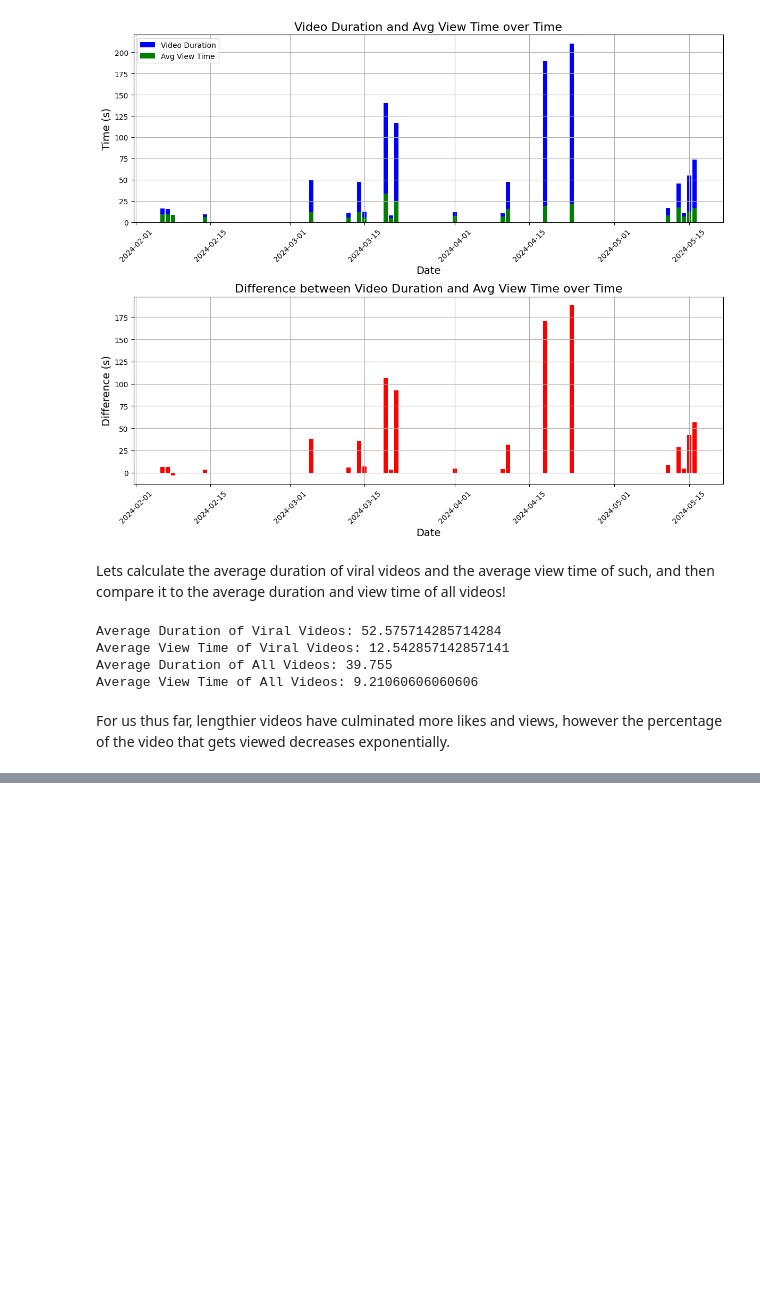
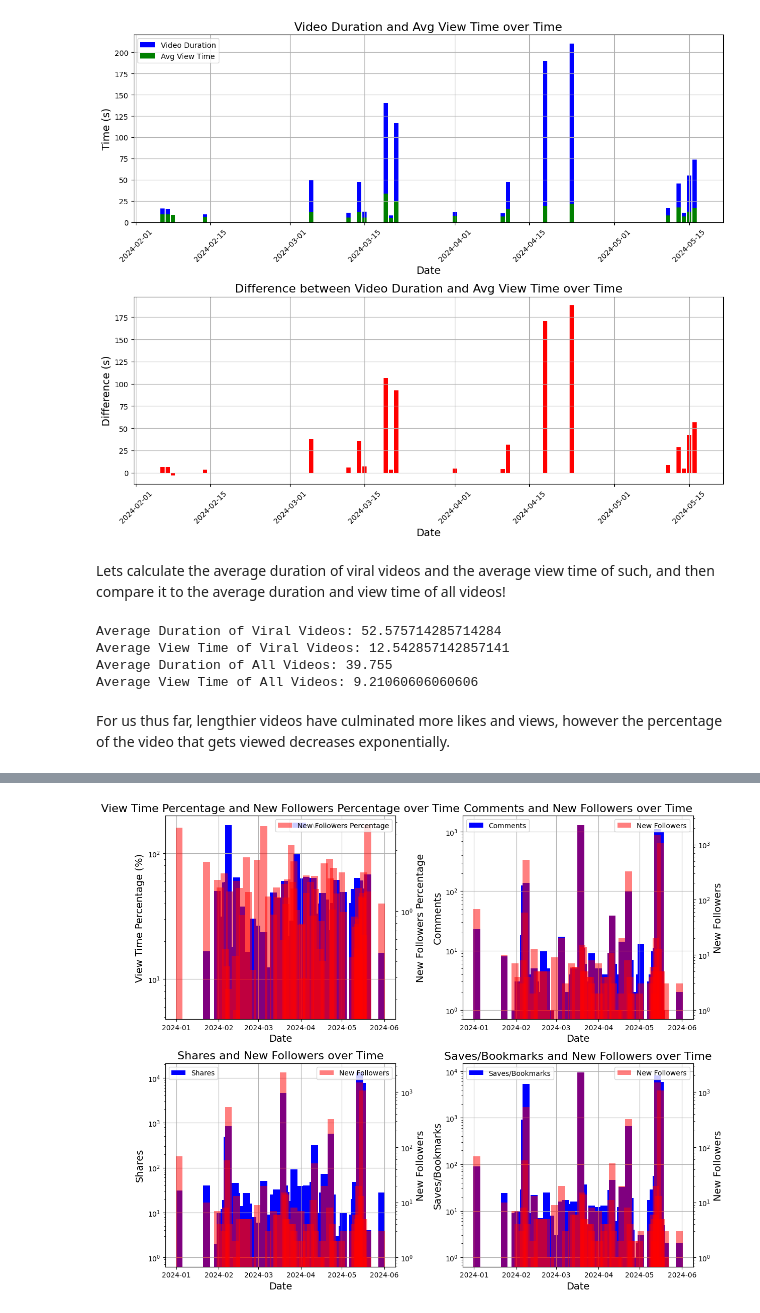
Before and after one commit to hjake22/washusocial24summerintern, a Jupyter notebook: exploringTikTokAnalytics.ipynb, the cells around one changed output, grey strips where cells are left out. Cells and saved outputs as stored; diff of their text form; code cells hidden in the pictures; blank space fills up the shorter version.

```diff
--- a/exploringTikTokAnalytics.ipynb
+++ b/exploringTikTokAnalytics.ipynb
@@ -687,0 +738,89 @@ For us thus far, lengthier videos have culminated more likes and views, however
+# %%
+df['View Time Percentage'] = df['Avg View Time (s)'] / df['Video Duration (s)'] * 100
+df['New Followers Percentage'] = df['New Followers'] / df['Likes'] * 100
+
+# Calculate correlations
+view_time_corr = df[['New Followers Percentage', 'View Time Percentage']].corr()['New Followers Percentage']['View Time Percentage']
+other_corr = df[['New Followers', 'Comments', 'Shares', 'Saves/Bookmarks']].corr()['New Followers']
+
+print("Correlation of 'New Followers Percentage' with 'View Time Percentage':")
+print(view_time_corr)
+
+print("\nCorrelation of 'New Followers' with other features:")
+print(other_corr)
+
+# Plotting
+fig, axes = plt.subplots(2, 2, figsize=(12, 10))
+
+bar_width = 5
+
+# Subplot 1: View Time Percentage and New Followers Percentage over Time
+axes[0, 0].bar(df['Date'], df['View Time Percentage'], color='blue', width=bar_width, label='View Time Percentage')
+axes[0, 0].set_title('View Time Percentage and New Followers Percentage over Time', fontsize=16)
+axes[0, 0].set_xlabel('Date', fontsize=14)
+axes[0, 0].set_ylabel('View Time Percentage (%)', fontsize=14)
+axes[0, 0].grid(True)
+axes[0, 0].legend()
+axes[0, 0].set_yscale('log')
+
+# Plot New Followers Percentage
+ax2 = axes[0, 0].twinx()
+ax2.bar(df['Date'], df['New Followers Percentage'], color='red', width=bar_width, alpha=0.5, label='New Followers Percentage')
+ax2.set_ylabel('New Followers Percentage', fontsize=14)
+ax2.legend(loc='upper right')
+ax2.set_yscale('log')
+
+# Subplot 2: Comments and New Followers over Time
+axes[0, 1].bar(df['Date'], df['Comments'], color='blue', width=bar_width, label='Comments')
+axes[0, 1].set_title('Comments and New Followers over Time', fontsize=16)
+axes[0, 1].set_xlabel('Date', fontsize=14)
+axes[0, 1].set_ylabel('Comments', fontsize=14)
+axes[0, 1].grid(True)
+axes[0, 1].legend()
+axes[0, 1].set_yscale('log')
+
+# Plot New Followers
+ax4 = axes[0, 1].twinx()
+ax4.bar(df['Date'], df['New Followers'], color='red', width=bar_width, alpha=0.5, label='New Followers')
+ax4.set_ylabel('New Followers', fontsize=14)
+ax4.legend(loc='upper right')
+ax4.set_yscale('log')
+
+# Subplot 3: Shares and New Followers over Time
+axes[1, 0].bar(df['Date'], df['Shares'], color='blue', width=bar_width, label='Shares')
+axes[1, 0].set_title('Shares and New Followers over Time', fontsize=16)
+axes[1, 0].set_xlabel('Date', fontsize=14)
+axes[1, 0].set_ylabel('Shares', fontsize=14)
+axes[1, 0].grid(True)
+axes[1, 0].legend()
+axes[1, 0].set_yscale('log')
+
+# Plot New Followers
+ax6 = axes[1, 0].twinx()
+ax6.bar(df['Date'], df['New Followers'], color='red', width=bar_width, alpha=0.5, label='New Followers')
+ax6.set_ylabel('New Followers', fontsize=14)
+ax6.legend(loc='upper right')
+ax6.set_yscale('log')
+
+# Subplot 4: Saves/Bookmarks and New Followers over Time
+axes[1, 1].bar(df['Date'], df['Saves/Bookmarks'], color='blue', width=bar_width, label='Saves/Bookmarks')
+axes[1, 1].set_title('Saves/Bookmarks and New Followers over Time', fontsize=16)
+axes[1, 1].set_xlabel('Date', fontsize=14)
+axes[1, 1].set_ylabel('Saves/Bookmarks', fontsize=14)
+axes[1, 1].grid(True)
+axes[1, 1].legend()
+axes[1, 1].set_yscale('log')
+
+# Plot New Followers
+ax8 = axes[1, 1].twinx()
+ax8.bar(df['Date'], df['New Followers'], color='red', width=bar_width, alpha=0.5, label='New Followers')
+ax8.set_ylabel('New Followers', fontsize=14)
+ax8.legend(loc='upper right')
+ax8.set_yscale('log')
+
+# Adjust layout
+plt.tight_layout()
+
+# Show plot
+plt.show()
+# %% [output]
@@ -687,0 +836 @@ For us thus far, lengthier videos have culminated more likes and views, however
+[figure, added]
```
Also changed, not shown: parts of 26 cells of this notebook.
